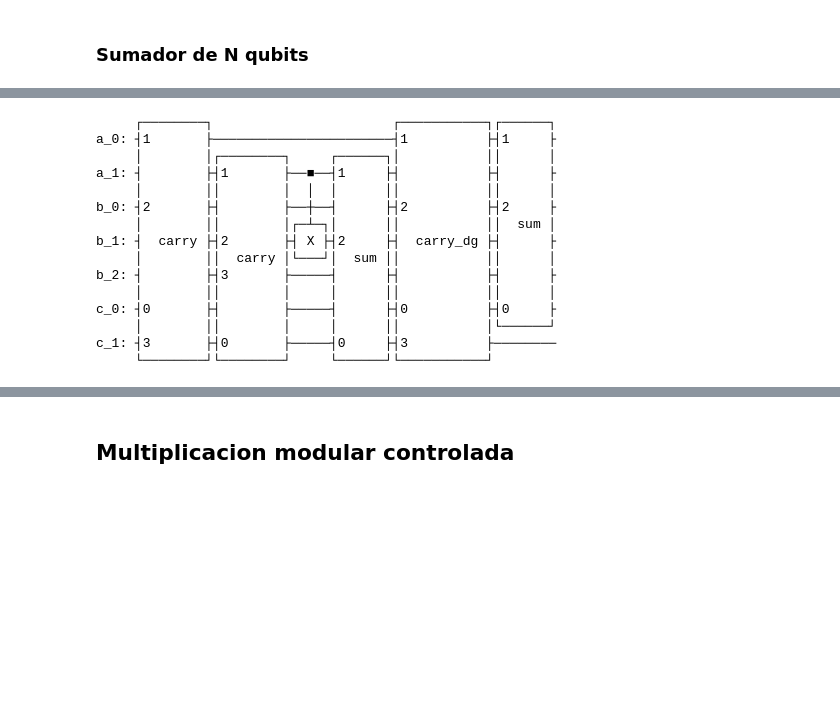
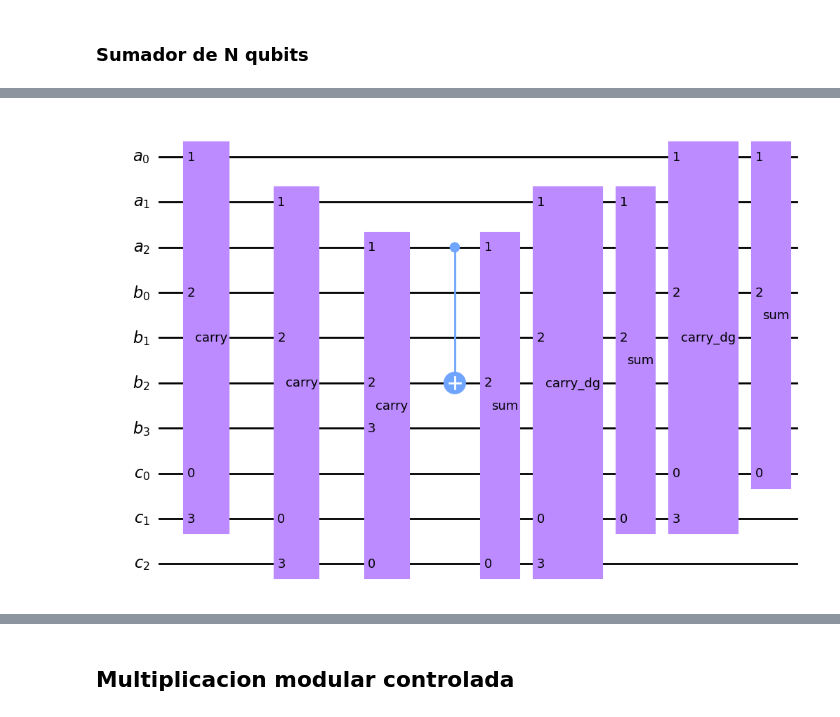
Before and after one commit to jorgelerre/tfg_rsa, a Jupyter notebook: notebooks/ShorAlgorithm.ipynb, the cells around one changed output, grey strips where cells are left out. Cells and saved outputs as stored; diff of their text form; code cells hidden in the pictures; blank space fills up the shorter version.

```diff
--- a/notebooks/ShorAlgorithm.ipynb
+++ b/notebooks/ShorAlgorithm.ipynb
@@ -58,43 +53,29 @@ q_2: ┤ X ├┤ X ├
 # %%
 # Sumador de N qubits
 # Entrada --> a0..an b0..bn c0..cn
 # Salida --> a0..an (a+b)0..(a+b)n+1 c1..cn
 def createAdder(n):
     qr_a = QuantumRegister(n,'a')
     qr_b = QuantumRegister(n+1,'b')
     qr_c = QuantumRegister(n,'c')
     qc_carry_dg = qc_carry.inverse()
     qc_adder = QuantumCircuit(qr_a, qr_b, qr_c, name = "adder-"+str(n))
     for i in range(n-1):
         qc_adder.append(qc_carry, [2*n+1+i, i, n+i, 2*n+1+i+1])
     qc_adder.append(qc_carry, [3*n, n-1, 2*n-1, 2*n])
 
     qc_adder.cx(n-1, 2*n-1)
     qc_adder.append(qc_sum, [3*n, n-1, 2*n-1])
 
     for i in range(n-2,-1,-1):
         qc_adder.append(qc_carry_dg, [2*n+1+i, i, n+i, 2*n+1+i+1])
         qc_adder.append(qc_sum, [2*n+1+i, i, n+i])
 
     return qc_adder
 
-qc_adder = createAdder(2)
-print(qc_adder)
+qc_adder = createAdder(3)
+qc_adder.draw('mpl')
 # %% [output]
-     ┌────────┐                       ┌───────────┐┌──────┐
-a_0: ┤1       ├───────────────────────┤1          ├┤1     ├
-     │        │┌────────┐     ┌──────┐│           ││      │
-a_1: ┤        ├┤1       ├──■──┤1     ├┤           ├┤      ├
-     │        ││        │  │  │      ││           ││      │
-b_0: ┤2       ├┤        ├──┼──┤      ├┤2          ├┤2     ├
-     │        ││        │┌─┴─┐│      ││           ││  sum │
-b_1: ┤  carry ├┤2       ├┤ X ├┤2     ├┤  carry_dg ├┤      ├
-     │        ││  carry │└───┘│  sum ││           ││      │
-b_2: ┤        ├┤3       ├─────┤      ├┤           ├┤      ├
-     │        ││        │     │      ││           ││      │
-c_0: ┤0       ├┤        ├─────┤      ├┤0          ├┤0     ├
-     │        ││        │     │      ││           │└──────┘
-c_1: ┤3       ├┤0       ├─────┤0     ├┤3          ├────────
-     └────────┘└────────┘     └──────┘└───────────┘
+[figure, added]
 # %%
 # Prueba del sumador de N qubits
```
Also changed, not shown: parts of 58 cells of this notebook, 2 other files.
